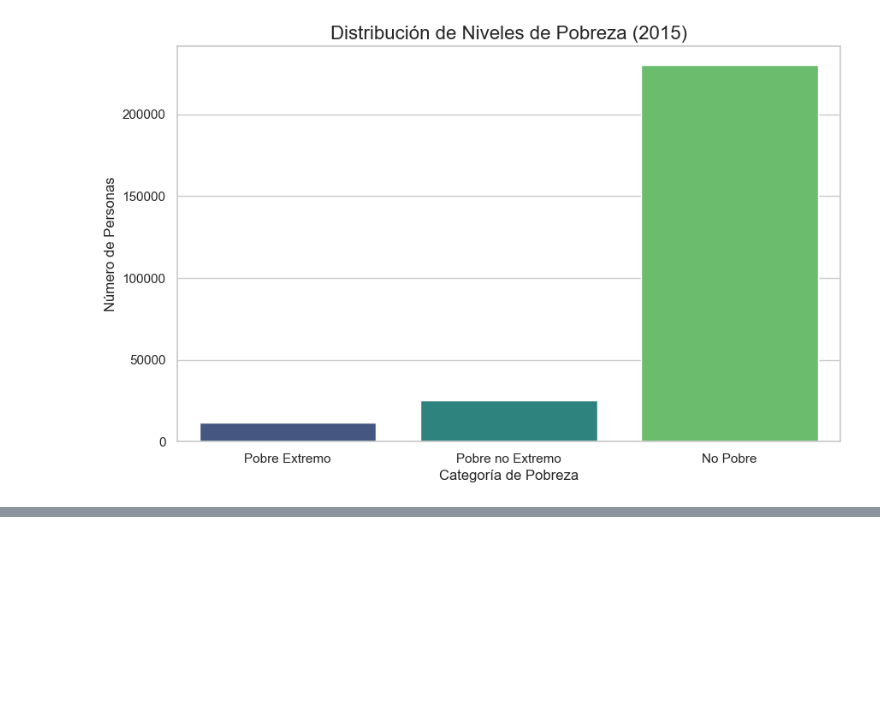
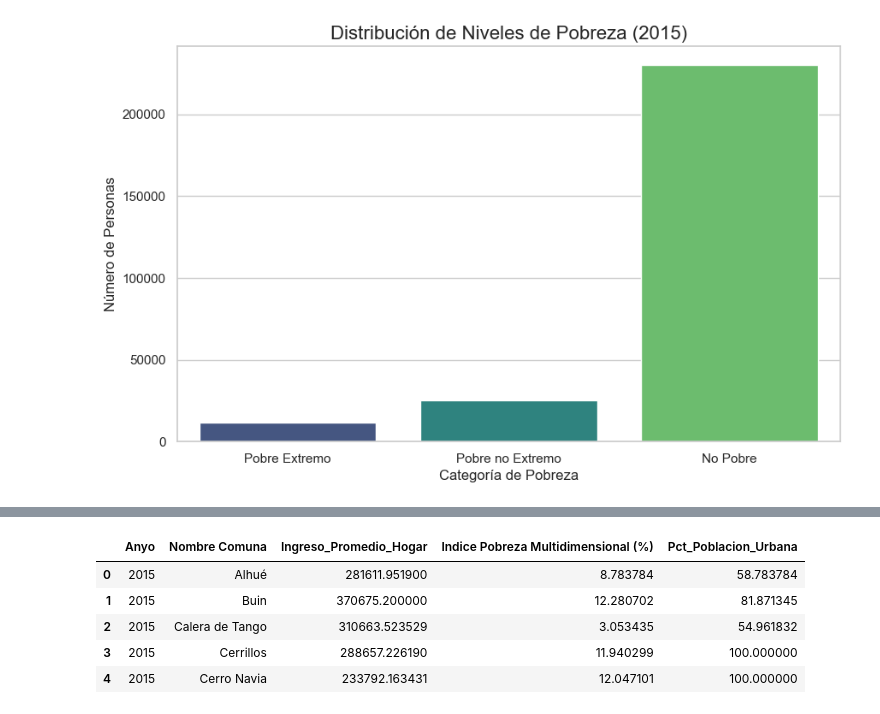
Before and after one commit to vtyphoonic/IMT2200-Proyecto, a Jupyter notebook: notebooks/Data_Socioeconomica.ipynb, the cells around one changed output, grey strips where cells are left out. Saved outputs shown, nothing was run; the diff lists cells and outputs as text; code cells hidden in the pictures; blank space fills up the shorter version.

```diff
--- a/notebooks/Data_Socioeconomica.ipynb
+++ b/notebooks/Data_Socioeconomica.ipynb
@@ -180,0 +183,84 @@ Passing `palette` without assigning `hue` is deprecated and will be removed in v
+# %%
+import pandas as pd
+import os
+import pyreadstat
+
+# --- CELDA ACTUALIZADA: CONSOLIDACIÓN DE DATOS SOCIOECONÓMICOS ---
+
+# 1. Definir los archivos .sav y años correspondientes
+archivos_casen_sav = {
+    2015: 'Casen 2015.sav',
+    2017: 'Casen 2017.sav',
+    2022: 'Base de datos Casen 2022 SPSS_18 marzo 2024.sav'
+}
+
+lista_df = []
+ruta_base = os.path.join('..', 'data', 'raw')
+
+# 2. Cargar cada archivo .sav, seleccionando y estandarizando las columnas necesarias
+print("Cargando y procesando archivos CASEN .sav...")
+for anio, nombre_archivo in archivos_casen_sav.items():
+    try:
+        ruta_completa = os.path.join(ruta_base, nombre_archivo)
+        df_temp, meta = pyreadstat.read_sav(ruta_completa, apply_value_formats=True, formats_as_category=False)
+
+        df_temp['Anyo'] = anio
+
+        # Renombrar 'area' a 'zona' en el dataset de 2022 para consistencia
+        if 'area' in df_temp.columns:
+            df_temp.rename(columns={'area': 'zona'}, inplace=True)
+
+        # Seleccionar solo las columnas necesarias. Mantenemos 'comuna' porque es
+        # CRUCIAL para la fusión con los datos de energía.
+        columnas_necesarias = ['region', 'comuna', 'zona', 'ytot', 'pobreza', 'Anyo']
+        df_temp = df_temp[columnas_necesarias]
+
+        lista_df.append(df_temp)
+        print(f" - Archivo '{nombre_archivo}' procesado.")
+    except FileNotFoundError:
+        print(f" - ADVERTENCIA: No se encontró el archivo '{nombre_archivo}'. Será omitido.")
+    except Exception as e:
+        print(f" - ERROR procesando '{nombre_archivo}': {e}")
+
+if not lista_df:
+    print("\nError: No se pudo cargar ningún archivo CASEN. El proceso se ha detenido.")
+else:
+    df_casen_full = pd.concat(lista_df, ignore_index=True)
+    print("\nArchivos combinados exitosamente.")
+
+    # 3. Filtrar por Región Metropolitana
+    print("Filtrando por Región Metropolitana...")
+    df_rm = df_casen_full[df_casen_full['region'].str.contains("Metropolitana", na=False)].copy()
+
+    # 4. Calcular indicadores agregados por comuna y año
+    print("Calculando indicadores socioeconómicos por comuna y año...")
+
+    # Crear indicadores binarios para pobreza y zona urbana
+    df_rm['es_pobre'] = df_rm['pobreza'].str.contains("Pobre", na=False).astype(int)
+    df_rm['es_urbano'] = (df_rm['zona'] == 'Urbano').astype(int)
+
+    # Agrupar por año y nombre de comuna para calcular las métricas
+    df_agregado = df_rm.groupby(['Anyo', 'comuna']).agg(
+        # Usar 'ytot' para el ingreso total corregido del hogar
+        Ingreso_Promedio_Hogar=('ytot', 'mean'),
+        Indice_Pobreza_pct=('es_pobre', lambda x: x.mean() * 100 if len(x) > 0 else 0),
+        Pct_Poblacion_Urbana=('es_urbano', lambda x: x.mean() * 100 if len(x) > 0 else 0)
+    ).reset_index()
+
+    # 5. Renombrar columnas para que coincidan con el script de limpieza
+    print("Renombrando columnas para compatibilidad...")
+    df_final_socio = df_agregado.rename(columns={
+        'comuna': 'Nombre Comuna',
+        'Indice_Pobreza_pct': 'Indice Pobreza Multidimensional (%)'
+    })
+
+    # 6. Guardar el archivo CSV unificado en el formato requerido
+    ruta_destino = os.path.join('..', 'data', 'raw', 'datos_socioeconomicos.csv')
+    try:
+        df_final_socio.to_csv(ruta_destino, index=False, sep=';', encoding='latin1')
+        print(f"\n¡Éxito! Archivo consolidado guardado en: {ruta_destino}")
+        print("\n--- Vista previa de los datos generados: ---")
+        display(df_final_socio.head())
+    except Exception as e:
+        print(f"\nError al guardar el archivo final: {e}")
+# %% [output]
@@ -180,0 +280,6 @@ Passing `palette` without assigning `hue` is deprecated and will be removed in v
+|  | Anyo | Nombre Comuna | Ingreso_Promedio_Hogar | Indice Pobreza Multidimensional (%) | Pct_Poblacion_Urbana |
+| 0 | 2015 | Alhué | 281611.951900 | 8.783784 | 58.783784 |
+| 1 | 2015 | Buin | 370675.200000 | 12.280702 | 81.871345 |
+| 2 | 2015 | Calera de Tango | 310663.523529 | 3.053435 | 54.961832 |
+| 3 | 2015 | Cerrillos | 288657.226190 | 11.940299 | 100.000000 |
+| 4 | 2015 | Cerro Navia | 233792.163431 | 12.047101 | 100.000000 |
```
Also changed, not shown: parts of 4 cells of this notebook, 2 other files.
